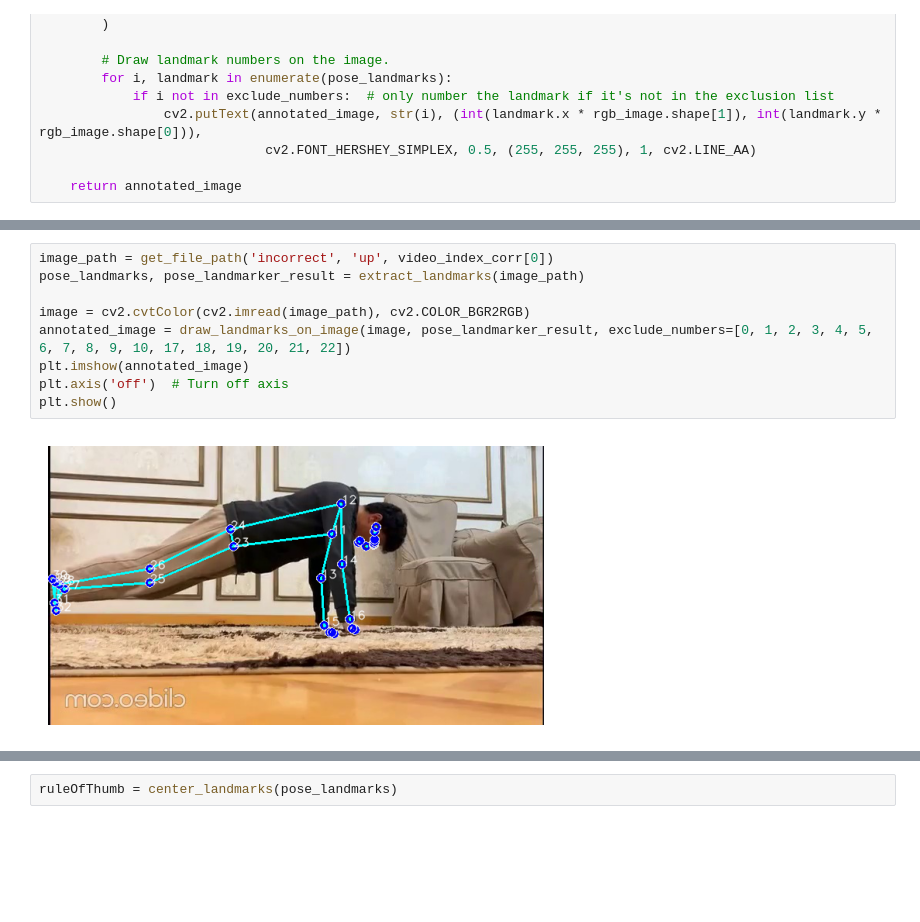
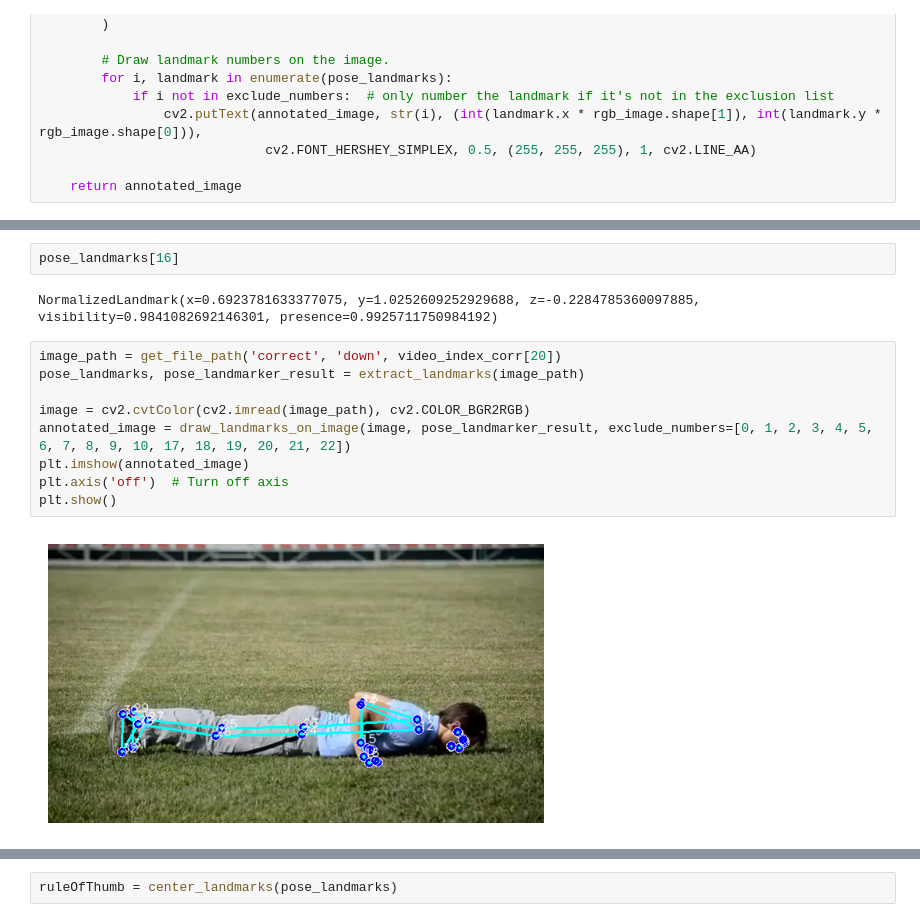
Before and after one commit to jpedroag/PMBA, a Jupyter notebook: C_distances.ipynb, the cells around one changed output, grey strips where cells are left out. Saved outputs shown, nothing was run; the diff lists cells and outputs as text; blank space fills up the shorter version.

Commit message:
landmark normalization

```diff
--- a/C_distances.ipynb
+++ b/C_distances.ipynb
@@ -154,11 +156,15 @@ NormalizedLandmark(x=0.7733646631240845, y=0.3508579730987549, z=-0.068936221301
+# %%
+pose_landmarks[16]
+# %% [output]
+NormalizedLandmark(x=0.6923781633377075, y=1.0252609252929688, z=-0.2284785360097885, visibility=0.9841082692146301, presence=0.9925711750984192)
 # %%
-image_path = get_file_path('incorrect', 'up', video_index_corr[0])
+image_path = get_file_path('correct', 'down', video_index_corr[20])
 pose_landmarks, pose_landmarker_result = extract_landmarks(image_path)
 
 image = cv2.cvtColor(cv2.imread(image_path), cv2.COLOR_BGR2RGB)
 annotated_image = draw_landmarks_on_image(image, pose_landmarker_result, exclude_numbers=[0, 1, 2, 3, 4, 5, 6, 7, 8, 9, 10, 17, 18, 19, 20, 21, 22])
 plt.imshow(annotated_image)
 plt.axis('off')  # Turn off axis
 plt.show()
 # %% [output]
-[figure, old version]
+[figure, new version]
```
Also changed, not shown: parts of 14 cells of this notebook.
